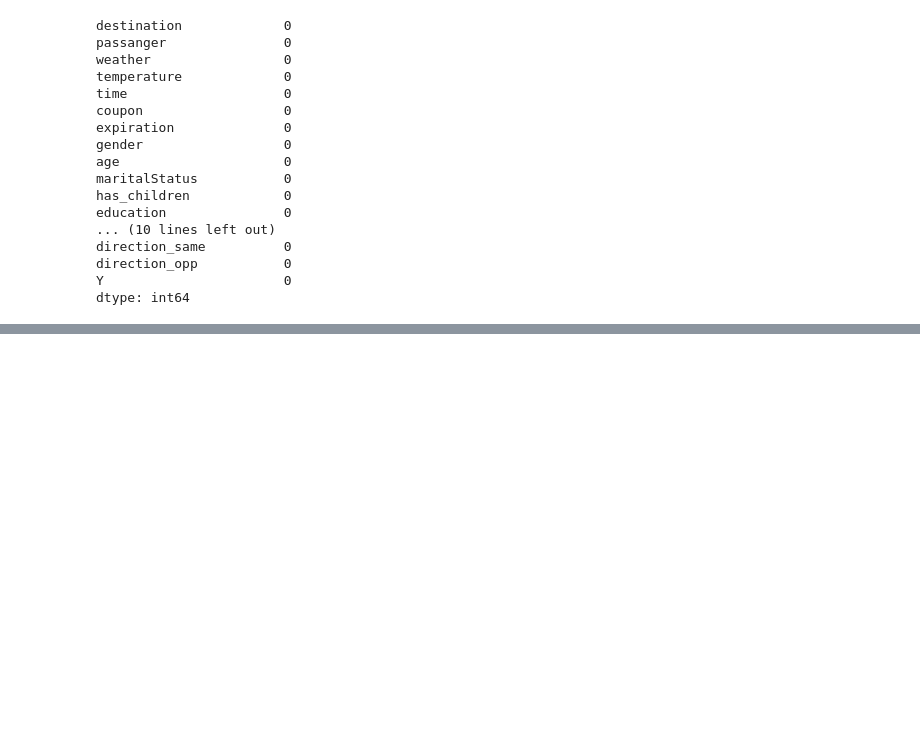
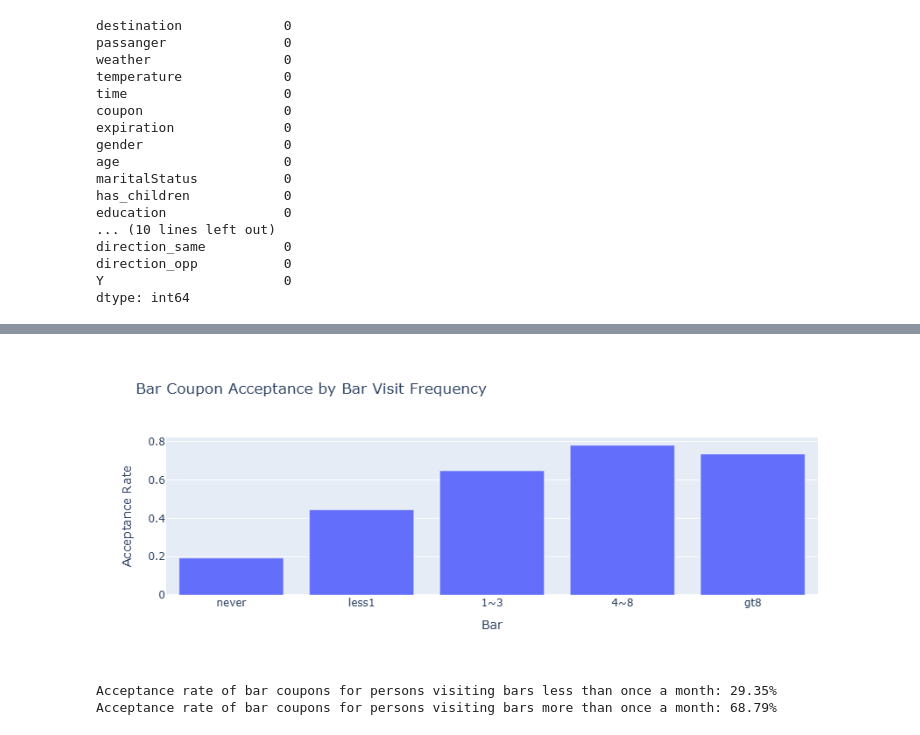
Before and after one commit to dsnyder1974/Coupon_Acceptance, a Jupyter notebook: Coupons.ipynb, the cells around one changed output, grey strips where cells are left out. Cells and saved outputs as stored; diff of their text form; code cells hidden in the pictures; blank space fills up the shorter version.

```diff
--- a/Coupons.ipynb
+++ b/Coupons.ipynb
@@ -186,0 +247,20 @@ data.sample(10)
+# %%
+bar_data = data[data['coupon'] == 'Bar'].copy()
+# %%
+bar_freq_acceptance = bar_data.groupby('Bar', observed=True)['Y'].mean().reset_index()
+fig = px.bar(
+    bar_freq_acceptance,
+    x='Bar',
+    y='Y',
+    title='Bar Coupon Acceptance by Bar Visit Frequency',
+    labels={'Y':'Acceptance Rate'}
+)
+fig.show()
+bar_less_than_once = bar_data[bar_data['Bar'].isin(['never', 'less1'])]
+bar_over_once = bar_data[bar_data['Bar'].isin(['1~3', '4~8', 'gt8'])]
+print(f"Acceptance rate of bar coupons for persons visiting bars less than once a month: {bar_less_than_once['Y'].mean():.2%}")
+print(f"Acceptance rate of bar coupons for persons visiting bars more than once a month: {bar_over_once['Y'].mean():.2%}")
+# %% [output]
+[figure, added]
+Acceptance rate of bar coupons for persons visiting bars less than once a month: 29.35%
+Acceptance rate of bar coupons for persons visiting bars more than once a month: 68.79%
```
Also changed, not shown: parts of 22 cells of this notebook.
